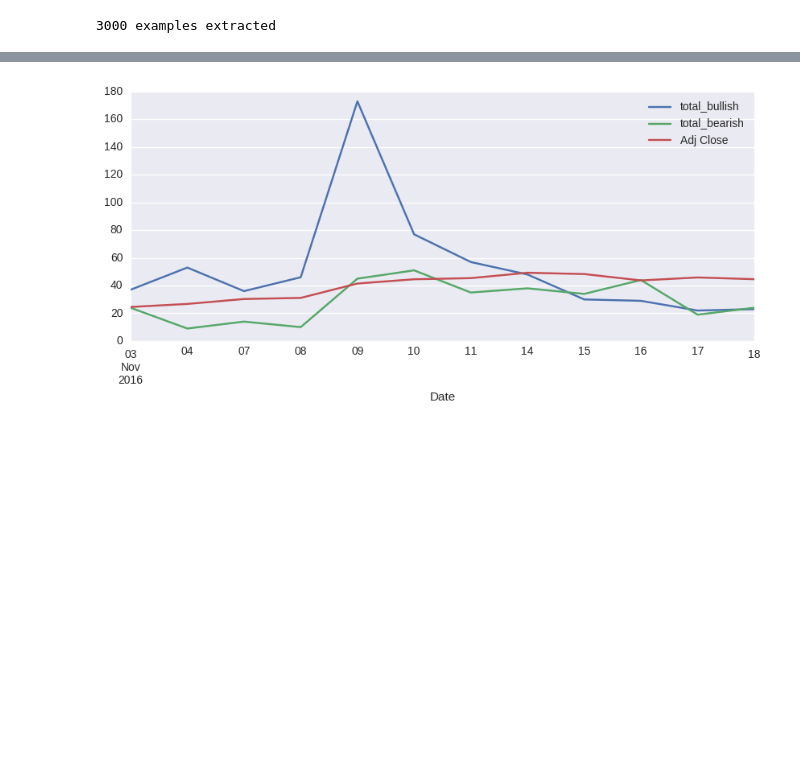
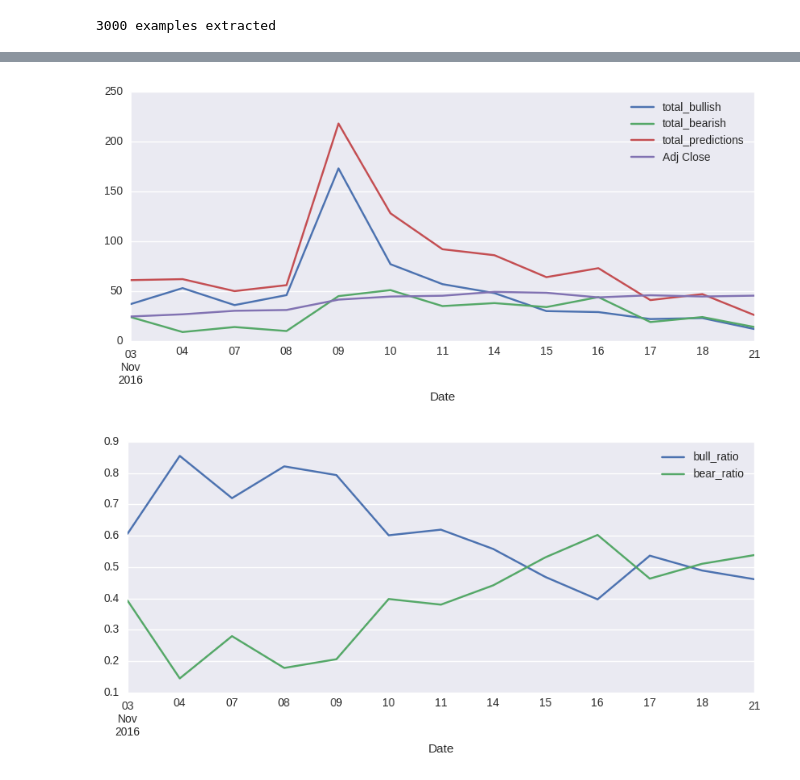
Before and after one commit to Frank-node/stocktwits_analysis, a Jupyter notebook: stocktwits_analysis.ipynb, the cells around one changed output, grey strips where cells are left out. Cells and saved outputs as stored; diff of their text form; code cells hidden in the pictures; blank space fills up the shorter version.

```diff
--- a/stocktwits_analysis.ipynb
+++ b/stocktwits_analysis.ipynb
@@ -265,5 +341,5 @@ print '%d examples extracted ' % db.shape[0]
 # %%
-enddate = db['created_at'].max() + timedelta(days=1)
+enddate = db['created_at'].max()
 startdate = db['created_at'].min()
 print startdate, enddate
 stock_data = get_data_yahoo('LABU', startdate, enddate)
@@ -292,14 +353,17 @@ def tweet_metrics(stock_data, stock_tweets):
     stock_data['mentions'] = np.zeros(stock_data.shape[0])
     stock_data['total_bullish'] = np.zeros(stock_data.shape[0])
     stock_data['total_bearish'] = np.zeros(stock_data.shape[0])
+    stock_data['total_predictions'] = np.zeros(stock_data.shape[0])
     stock_data['bull_ratio'] = np.zeros(stock_data.shape[0])
+    stock_data['bear_ratio'] = np.zeros(stock_data.shape[0])
     for i, d in enumerate(stock_data.index):
         tweets_on_d = stock_tweets[stock_tweets['created_at'].dt.date==d.date()]
         stock_data.loc[d,'mentions'] = tweets_on_d.shape[0]
-        stock_data.loc[d,'total_bullish'] = int(tweets_on_d[tweets_on_d['basic_sentiment']==1].shape[0])
-        stock_data.loc[d,'total_bearish'] = int(tweets_on_d[tweets_on_d['basic_sentiment']==-1].shape[0])
-        stock_data.loc[d,'bull_ratio'] = stock_data.loc[d,'total_bullish']/float(stock_data.loc[d,'total_bullish']+stock_data.loc[d,'total_bearish'])
-
+        stock_data.loc[d,'total_bullish'] = tweets_on_d[tweets_on_d['basic_sentiment']==1].shape[0]
+        stock_data.loc[d,'total_bearish'] = tweets_on_d[tweets_on_d['basic_sentiment']==-1].shape[0]
+        stock_data.loc[d,'total_predictions'] =  stock_data.loc[d,'total_bearish'] +  stock_data.loc[d,'total_bullish']
+        stock_data.loc[d,'bull_ratio'] = stock_data.loc[d,'total_bullish']/float(stock_data.loc[d,'total_predictions'])
+        stock_data.loc[d,'bear_ratio'] = stock_data.loc[d,'total_bearish']/float(stock_data.loc[d,'total_predictions'])
     return stock_data
 # %%
 stock_metrics = tweet_metrics(stock_data, db)
@@ -331,4 +404,6 @@ stock_metrics[['Volume']].plot(legend=True,figsize=(10,4));
 # %%
-stock_metrics[['total_bullish','total_bearish','Adj Close']].plot(legend=True,figsize=(10,4));
+stock_metrics[['total_bullish','total_bearish','total_predictions','Adj Close']].plot(legend=True,figsize=(10,4));
+stock_metrics[['bull_ratio','bear_ratio']].plot(legend=True,figsize=(10,4));
 # %% [output]
-[figure, old version]
+[figure, new version]
+[figure, added]
```
Also changed, not shown: parts of 32 cells of this notebook.
